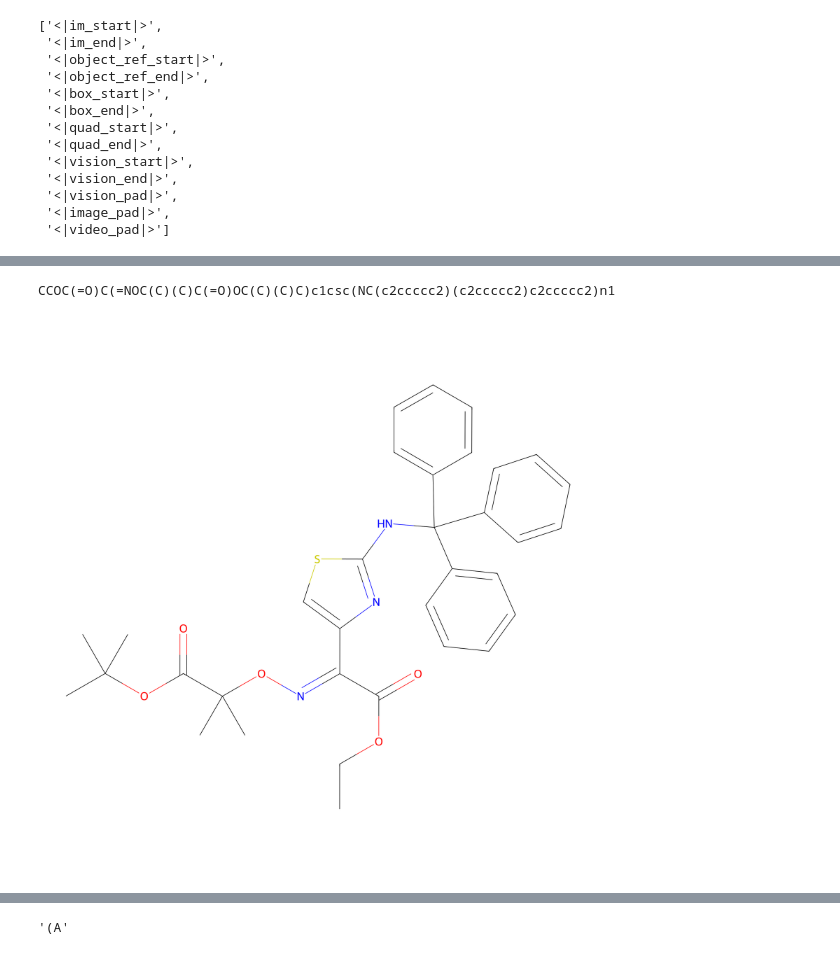
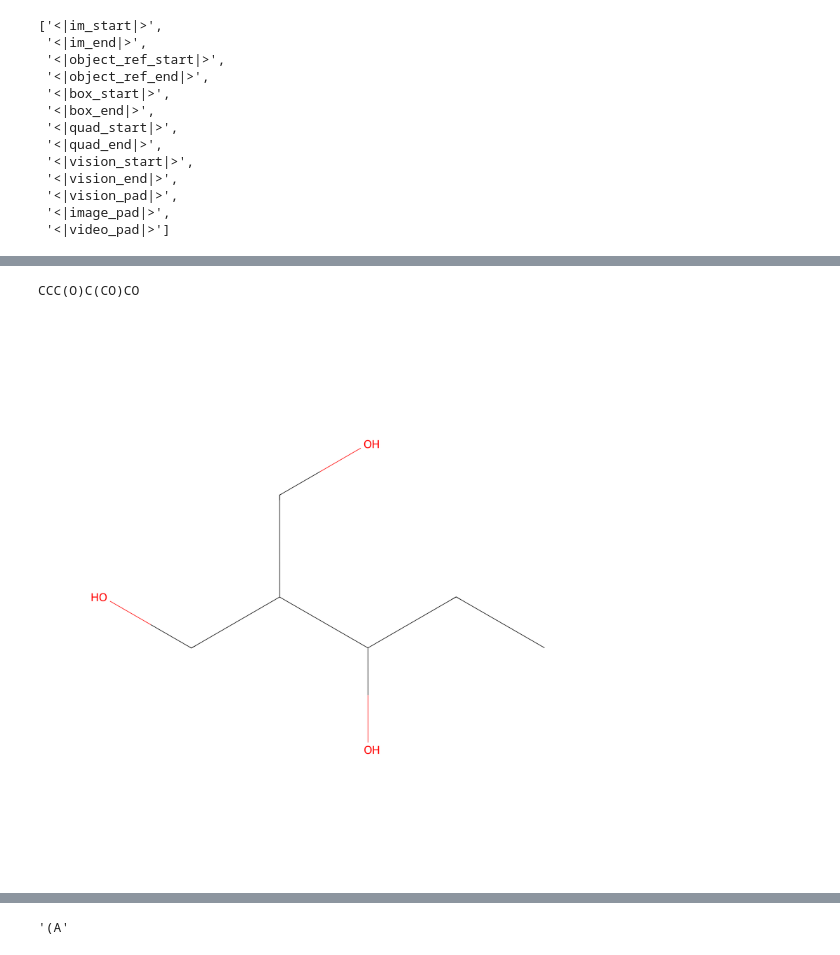
Before and after one commit to DragonDescentZerotsu/Intern-S1-recipe, a Jupyter notebook: debug.ipynb, the cells around one changed output, grey strips where cells are left out. Cells and saved outputs as stored; diff of their text form; code cells hidden in the pictures.

```diff
--- a/debug.ipynb
+++ b/debug.ipynb
@@ -172,31 +172,31 @@ tokenizer.get_added_vocab()
 # %%
 from rdkit import Chem
 from rdkit.Chem import Draw
 # import selfies as sf
 from rdkit.Chem import rdDepictor
 from rdkit.Chem.Draw import MolDrawOptions
 
 # 使用从 OPSIN 获得的 SMILES
-smiles = "CCOC(=O)C(=NOC(C)(C)C(=O)OC(C)(C)C)c1csc(NC(c2ccccc2)(c2ccccc2)c2ccccc2)n1"
+smiles = "CCC(O)C(CO)CO"
 # smiles = "[C][=O][N]"
 # C[N+](C)(C)CCCC[C@@H](C(=O)[O-])[NH3+]
 # smiles = sf.decoder(smiles)
 print(smiles)
 # 创建分子对象
 mol = Chem.MolFromSmiles(smiles)
 
 rdDepictor.SetPreferCoordGen(True)
 rdDepictor.Compute2DCoords(mol)
 
 opts = MolDrawOptions()
 # opts.reduceOverlap = True
 
 # 绘制分子结构
 img = Draw.MolToImage(mol, size=(2000, 2000))
 display(img)
 # %% [output]
-CCOC(=O)C(=NOC(C)(C)C(=O)OC(C)(C)C)c1csc(NC(c2ccccc2)(c2ccccc2)c2ccccc2)n1
+CCC(O)C(CO)CO
-[figure, old version]
+[figure, new version]
 # %%
 from rdkit import Chem
 from rdkit.Chem import Draw
```
Also changed, not shown: parts of 1 cell of this notebook, 18 other files.
